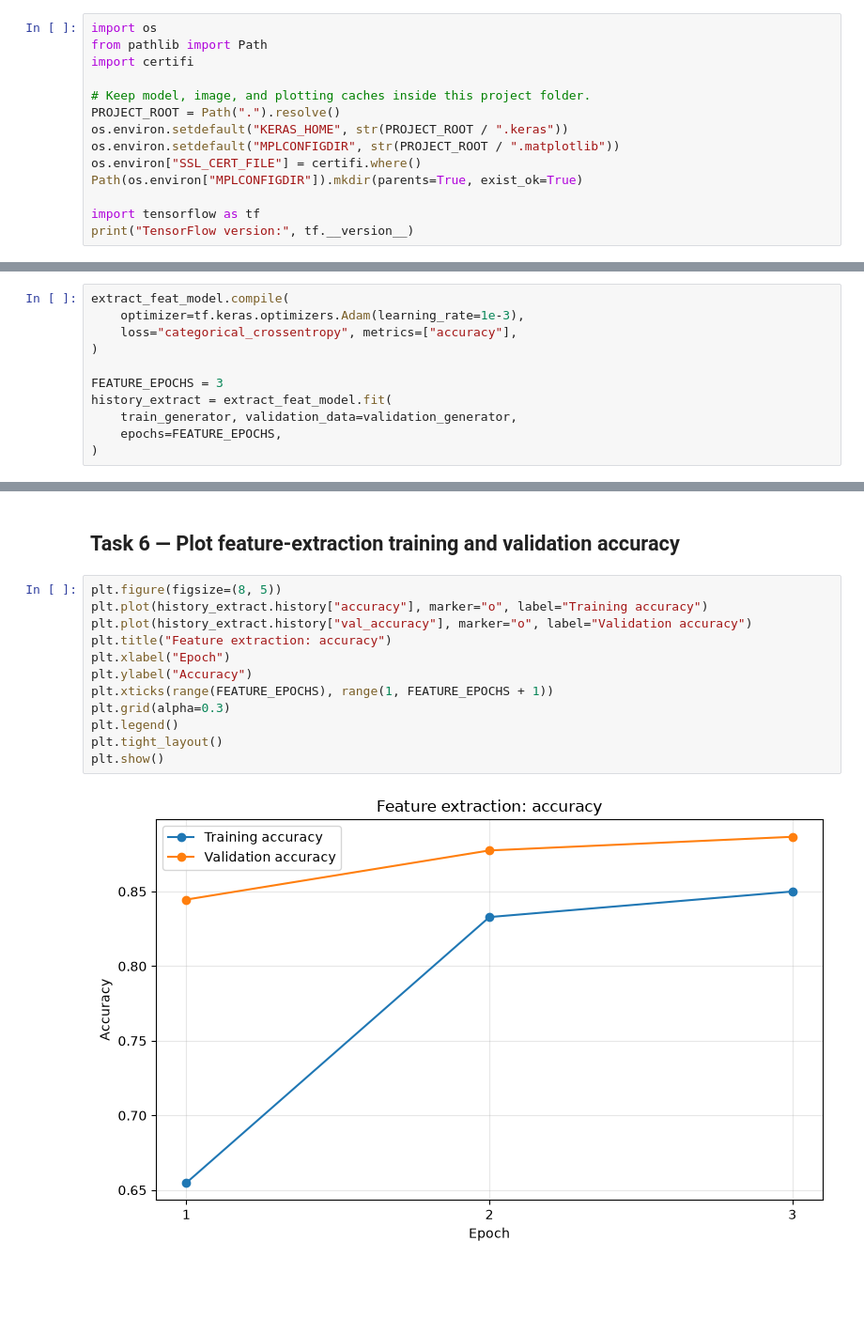
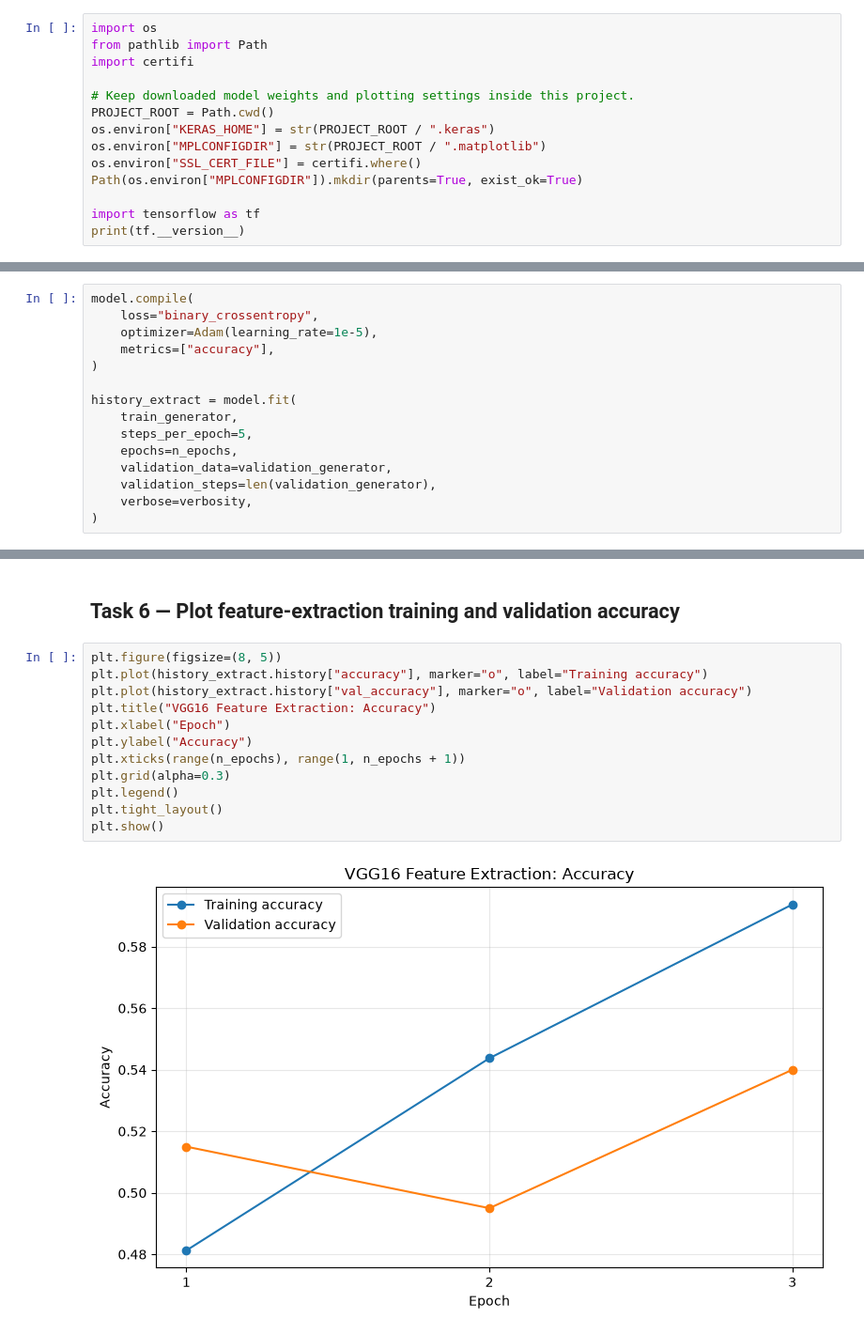
Before and after one commit to JakeCardenas/tensorflow-flower-classifier, a Jupyter notebook: Final project.ipynb, the cells around one changed output, grey strips where cells are left out. Shown at 94% size. Saved outputs shown, nothing was run; the diff lists cells and outputs as text; blank space fills up the shorter version.

```diff
--- a/Final project.ipynb
+++ b/Final project.ipynb
@@ -11,13 +9,13 @@ import os
 from pathlib import Path
 import certifi
 
-# Keep model, image, and plotting caches inside this project folder.
-PROJECT_ROOT = Path(".").resolve()
-os.environ.setdefault("KERAS_HOME", str(PROJECT_ROOT / ".keras"))
-os.environ.setdefault("MPLCONFIGDIR", str(PROJECT_ROOT / ".matplotlib"))
+# Keep downloaded model weights and plotting settings inside this project.
+PROJECT_ROOT = Path.cwd()
+os.environ["KERAS_HOME"] = str(PROJECT_ROOT / ".keras")
+os.environ["MPLCONFIGDIR"] = str(PROJECT_ROOT / ".matplotlib")
 os.environ["SSL_CERT_FILE"] = certifi.where()
 Path(os.environ["MPLCONFIGDIR"]).mkdir(parents=True, exist_ok=True)
 
 import tensorflow as tf
-print("TensorFlow version:", tf.__version__)
+print(tf.__version__)
 # %% [output]
@@ -194,13 +197,17 @@ Model: "extract_feat_model"
 # %%
-extract_feat_model.compile(
-    optimizer=tf.keras.optimizers.Adam(learning_rate=1e-3),
-    loss="categorical_crossentropy", metrics=["accuracy"],
+model.compile(
+    loss="binary_crossentropy",
+    optimizer=Adam(learning_rate=1e-5),
+    metrics=["accuracy"],
 )
 
-FEATURE_EPOCHS = 3
-history_extract = extract_feat_model.fit(
-    train_generator, validation_data=validation_generator,
-    epochs=FEATURE_EPOCHS,
+history_extract = model.fit(
+    train_generator,
+    steps_per_epoch=5,
+    epochs=n_epochs,
+    validation_data=validation_generator,
+    validation_steps=len(validation_generator),
+    verbose=verbosity,
 )
 # %% [output]
 Epoch 1/3
@@ -219,14 +224,14 @@ Epoch 3/3
 # %%
 plt.figure(figsize=(8, 5))
 plt.plot(history_extract.history["accuracy"], marker="o", label="Training accuracy")
 plt.plot(history_extract.history["val_accuracy"], marker="o", label="Validation accuracy")
-plt.title("Feature extraction: accuracy")
+plt.title("VGG16 Feature Extraction: Accuracy")
 plt.xlabel("Epoch")
 plt.ylabel("Accuracy")
-plt.xticks(range(FEATURE_EPOCHS), range(1, FEATURE_EPOCHS + 1))
+plt.xticks(range(n_epochs), range(1, n_epochs + 1))
 plt.grid(alpha=0.3)
 plt.legend()
 plt.tight_layout()
 plt.show()
 # %% [output]
-[figure, old version]
+[figure, new version]
```
Also changed, not shown: parts of 40 cells of this notebook, 2 other files.
